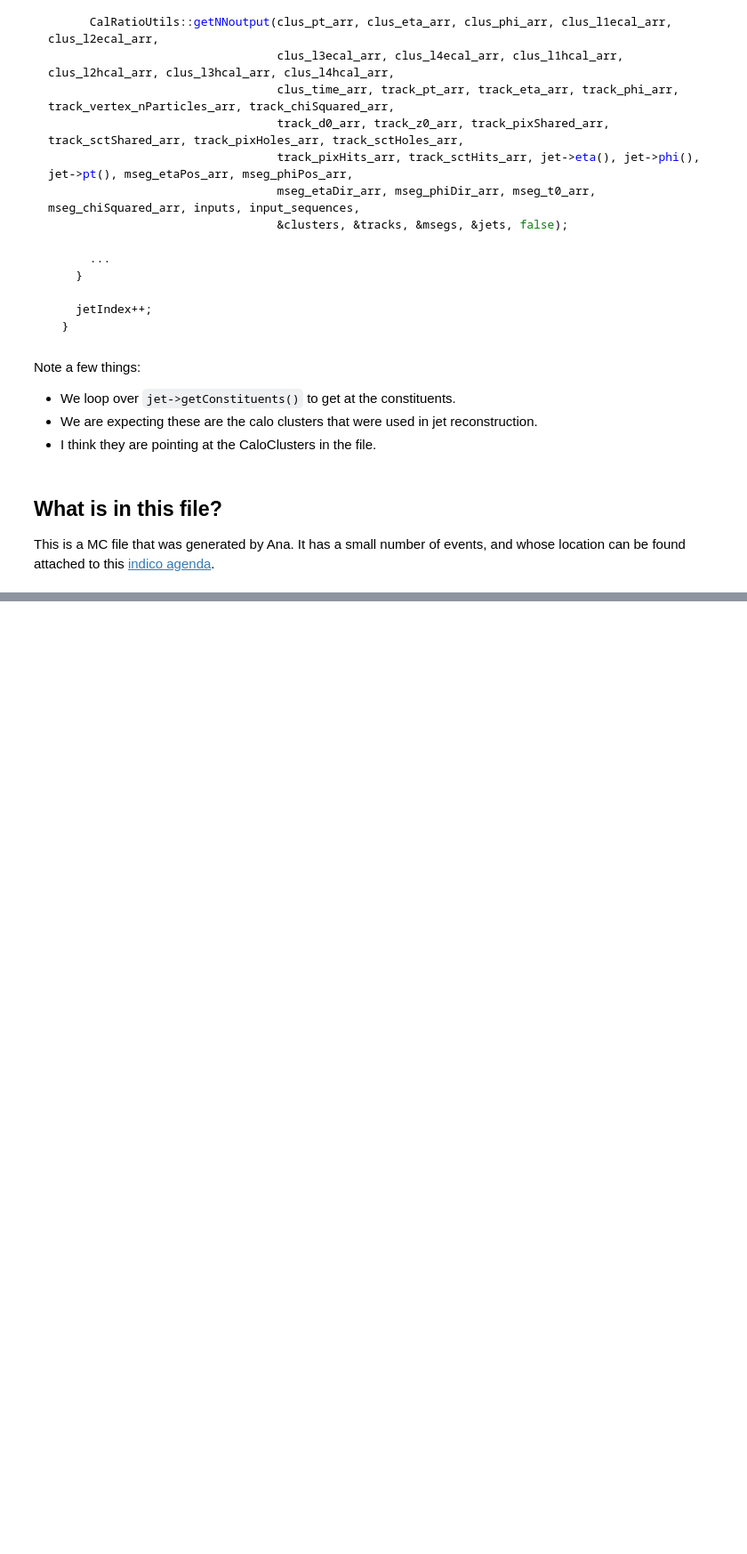
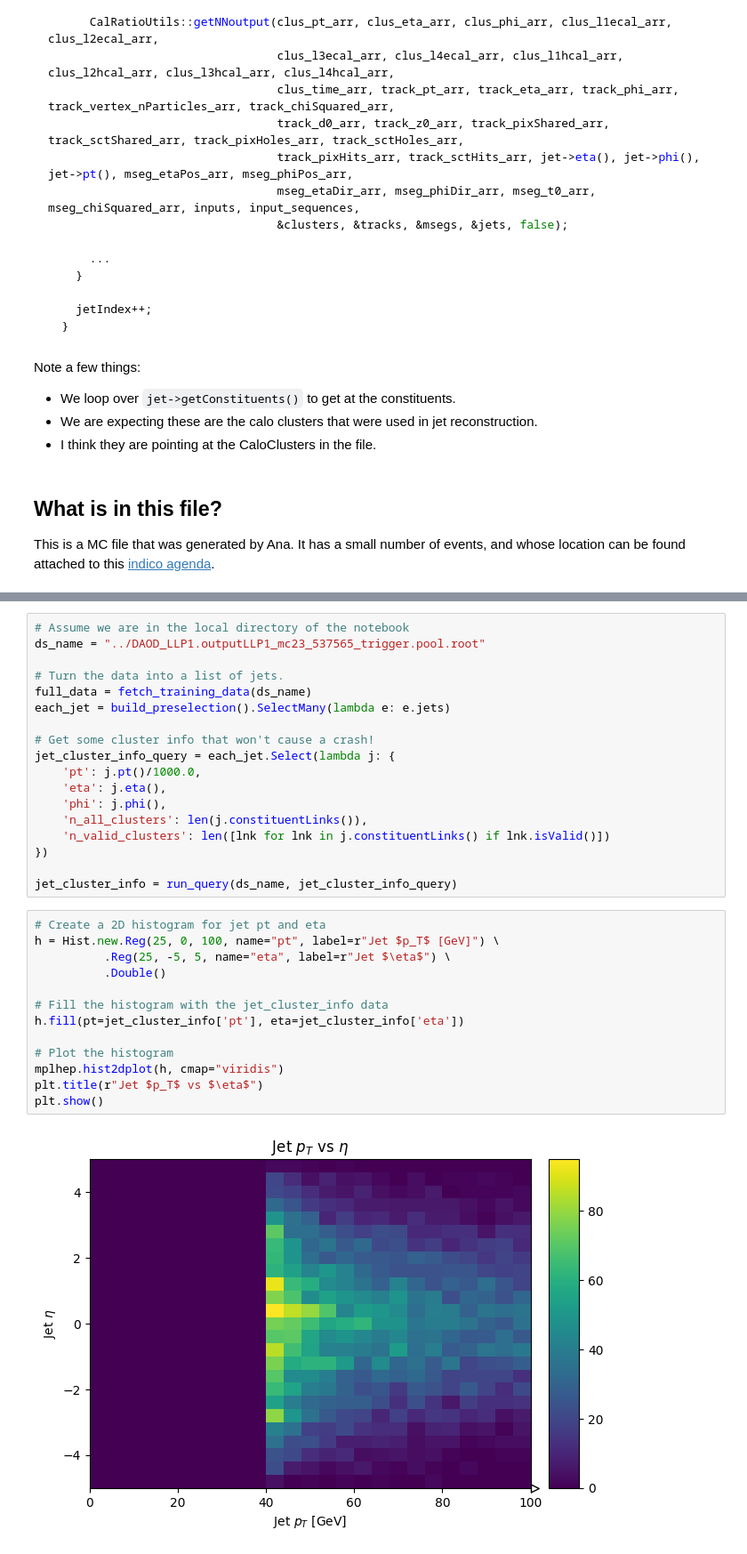
Before and after one commit to gordonwatts/sx_training_fetch, a Jupyter notebook: notebooks/002 - Understanding CalTopo.ipynb, the cells around one changed output, grey strips where cells are left out. Shown at 89% size. Drawn from its saved outputs; the diff is of its cells as text; blank space fills up the shorter version.

```diff
--- a/notebooks/002 - Understanding CalTopo.ipynb
+++ b/notebooks/002 - Understanding CalTopo.ipynb
@@ -94,0 +126,33 @@ Should we also to check file to see if that gives us something more? I want to k
+# %%
+# Assume we are in the local directory of the notebook
+ds_name = "../DAOD_LLP1.outputLLP1_mc23_537565_trigger.pool.root"
+
+# Turn the data into a list of jets.
+full_data = fetch_training_data(ds_name)
+each_jet = build_preselection().SelectMany(lambda e: e.jets)
+
+# Get some cluster info that won't cause a crash!
+jet_cluster_info_query = each_jet.Select(lambda j: {
+    'pt': j.pt()/1000.0,
+    'eta': j.eta(),
+    'phi': j.phi(),
+    'n_all_clusters': len(j.constituentLinks()),
+    'n_valid_clusters': len([lnk for lnk in j.constituentLinks() if lnk.isValid()])
+})
+
+jet_cluster_info = run_query(ds_name, jet_cluster_info_query)
+# %%
+# Create a 2D histogram for jet pt and eta
+h = Hist.new.Reg(25, 0, 100, name="pt", label=r"Jet $p_T$ [GeV]") \
+          .Reg(25, -5, 5, name="eta", label=r"Jet $\eta$") \
+          .Double()
+
+# Fill the histogram with the jet_cluster_info data
+h.fill(pt=jet_cluster_info['pt'], eta=jet_cluster_info['eta'])
+
+# Plot the histogram
+mplhep.hist2dplot(h, cmap="viridis")
+plt.title(r"Jet $p_T$ vs $\eta$")
+plt.show()
+# %% [output]
+[figure, added]
```
Also changed, not shown: parts of 16 cells of this notebook.
